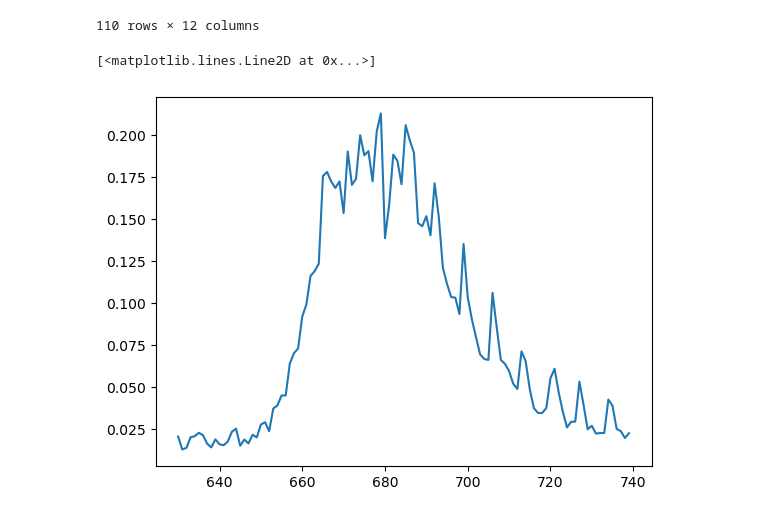
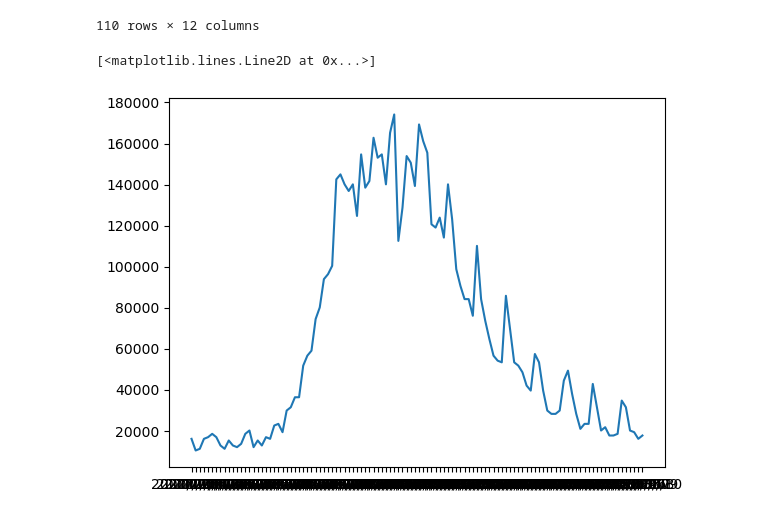
Before and after one commit to oaf9/Differential-Game-Theory-for-SIR-Models, a Jupyter notebook: Code/vanilla_SIR.ipynb, the cells around one changed output. Cells and saved outputs as stored; diff of their text form; code cells hidden in the pictures.

```diff
--- a/Code/vanilla_SIR.ipynb
+++ b/Code/vanilla_SIR.ipynb
@@ -3,7 +3,10 @@ import pandas as pd
 import matplotlib.pyplot as plt
 # %%
 #get the data between 11/21 and 03/22
-sf_data = pd.read_csv("/Users/omarafifi/MyFolders/Differential-Game-Theory-for-SIR-Models/Data/san_francisco.csv")[630:740]
+
+N = 810000
+
+sf_data = pd.read_csv("""/Users/omarafifi/MyFolders/Differential-Game-Theory-for-SIR-Models/Data/san_francisco.csv""")[630:740]
 sf_data
 # %% [output]
 |  | specimen_collection_date | tests | pos | pct | neg | indeterminate | cumulative_tests | ... |
@@ -19,9 +22,10 @@ sf_data
 | 738 | 2022/03/09 | 6402 | 125 | 0.020 | 6271 | 6 | 3774635 | ... |
 | 739 | 2022/03/10 | 5626 | 126 | 0.022 | 5492 | 8 | 3780261 | ... |
 110 rows × 12 columns
-# %%
-#plotting the % of positive tests
-plt.plot(sf_data['pos']/sf_data['tests'])
-# %% [output]
-[<matplotlib.lines.Line2D at 0x...>]
-[figure, removed]
+# %%
+I = N*sf_data['pct']
+# %%
+plt.plot(sf_data['specimen_collection_date'],I)
+# %% [output]
+[<matplotlib.lines.Line2D at 0x...>]
+[figure, added]
```
Also changed, not shown: 1 other file.
